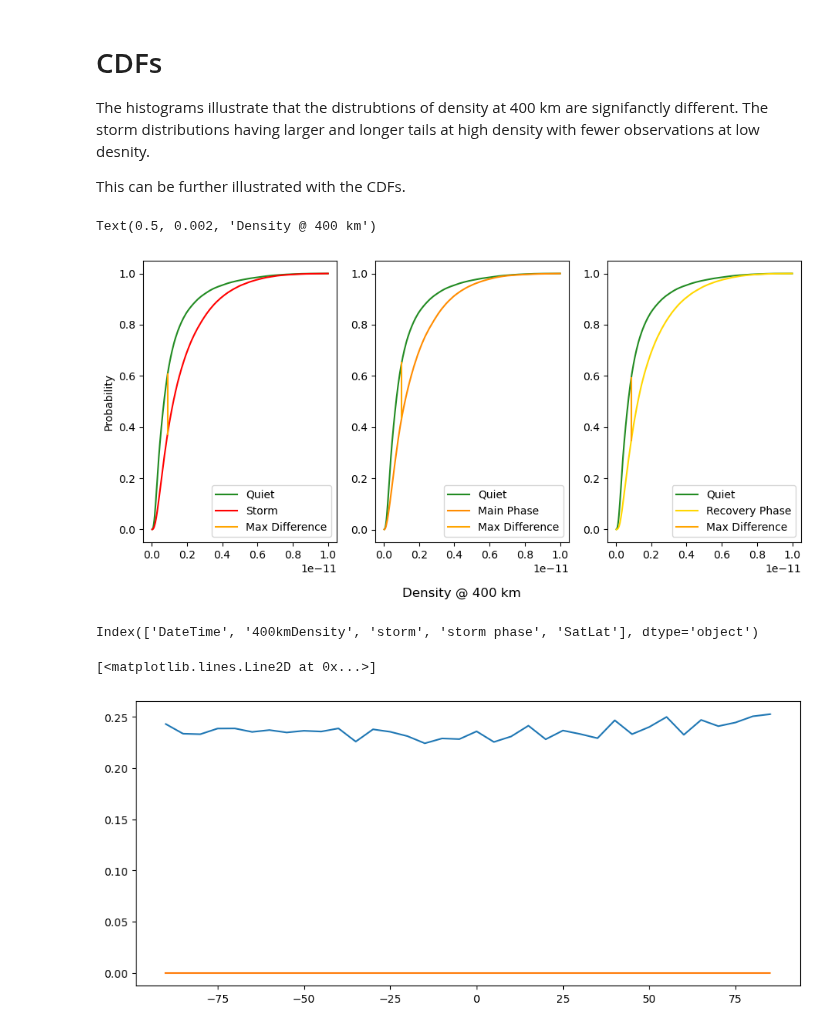
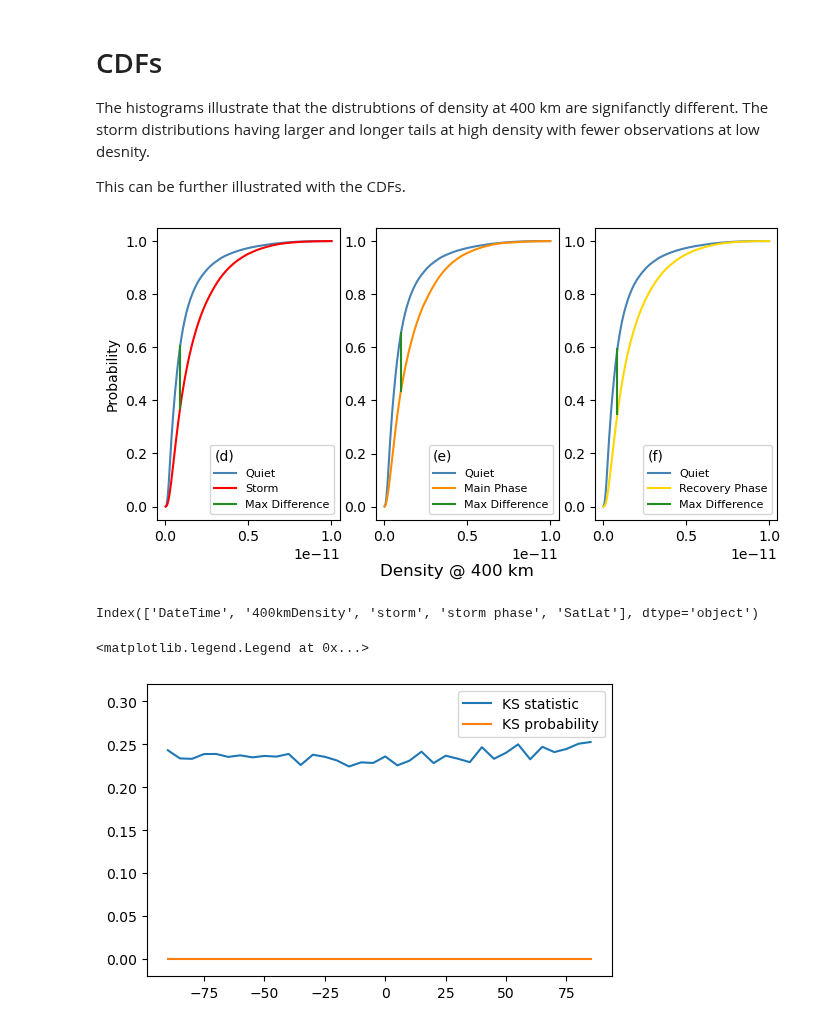
Before and after one commit to kylermurphy/SatDrag, a Jupyter notebook: Notebooks/Drag_KS_stat.ipynb, the cells around one changed output. Drawn from its saved outputs; the diff is of its cells as text; code cells hidden in the pictures.

```diff
--- a/Notebooks/Drag_KS_stat.ipynb
+++ b/Notebooks/Drag_KS_stat.ipynb
@@ -75,6 +72,10 @@ import numpy as np
 from scipy import stats
 # import plotting
 import matplotlib.pyplot as plt
+# %%
+# save data
+sdat = True
+sdir = 'C:/Users/krmurph1/OneDrive/SatDrag_RF'
 # %%
 # Read in the satellite drag database
 #fn = 'D:\\data\\VL_sdrag\\satdrag_database_zlib.hdf5'
@@ -173,19 +174,19 @@ h_bins = np.histogram_bin_edges(sd_dat['400kmDensity'],bins='fd',range=(0,1E-11)
 
 density=True
 
-fig, ax = plt.subplots(1,4, figsize=(11,5),gridspec_kw={'bottom':0.15})
+fig, ax = plt.subplots(1,3, figsize=(8,4),gridspec_kw={'bottom':0.15})
 
-ax[0].hist(sd_dat['400kmDensity'],bins=h_bins, alpha = 0.75, label='All', density=density, color='forestgreen')
-ax[0].hist(sd_dat.loc[qt_t,'400kmDensity'],bins=h_bins, alpha = 0.5, label='Quiet', density=density, color='steelblue')
+#ax[0].hist(sd_dat['400kmDensity'],bins=h_bins, alpha = 0.75, label='All', density=density, color='forestgreen')
+#ax[0].hist(sd_dat.loc[qt_t,'400kmDensity'],bins=h_bins, alpha = 0.5, label='Quiet', density=density, color='steelblue')
 
-ax[1].hist(sd_dat.loc[qt_t,'400kmDensity'],bins=h_bins, alpha = 0.75, label='Quiet', density=density, color='steelblue')
-ax[1].hist(sd_dat.loc[st_t,'400kmDensity'],bins=h_bins, alpha = 0.5, label='Storm', density=density, color= 'red')
+ax[0].hist(sd_dat.loc[qt_t,'400kmDensity'],bins=h_bins, alpha = 0.9, label='Quiet', density=density, color='steelblue')
+ax[0].hist(sd_dat.loc[st_t,'400kmDensity'],bins=h_bins, alpha = 0.65, label='Storm', density=density, color= 'red')
 
-ax[2].hist(sd_dat.loc[qt_t,'400kmDensity'],bins=h_bins, alpha = 0.75, label='Quiet', density=density, color='steelblue')
-ax[2].hist(sd_dat.loc[mn_p,'400kmDensity'],bins=h_bins, alpha = 0.5, label='Main Phase', density=density, color='darkorange')
+ax[1].hist(sd_dat.loc[qt_t,'400kmDensity'],bins=h_bins, alpha = 0.9, label='Quiet', density=density, color='steelblue')
+ax[1].hist(sd_dat.loc[mn_p,'400kmDensity'],bins=h_bins, alpha = 0.65, label='Main Phase', density=density, color='darkorange')
 
-ax[3].hist(sd_dat.loc[qt_t,'400kmDensity'],bins=h_bins, alpha = 0.75, label='Quiet', density=density, color='steelblue')
-ax[3].hist(sd_dat.loc[rc_p,'400kmDensity'],bins=h_bins, alpha = 0.5, label='Recovery Phase', density=density, color='gold')
+ax[2].hist(sd_dat.loc[qt_t,'400kmDensity'],bins=h_bins, alpha = 0.9, label='Quiet', density=density, color='steelblue')
+ax[2].hist(sd_dat.loc[rc_p,'400kmDensity'],bins=h_bins, alpha = 0.65, label='Recovery Phase', density=density, color='gold')
 
 fig.draw
 # %% [output]
@@ -194,11 +195,16 @@ fig.draw
 # %%
 #pretty the figure
-for axn in ax:
-    axn.legend(loc='upper right')
+leg_tit = ['(a)','(b)','(c)']
+for axn, ltit in zip(ax, leg_tit):
+    axn.legend(title=ltit,alignment='right', loc='upper right')
     axn.ticklabel_format(axis='y',style='sci', scilimits=(0,0))
 
 
 ax[0].set_ylabel('Probability')
 fig.supxlabel('Density @ 400 km', y=0.002)
 fig
+
+if sdat:
+    fig.savefig(os.path.join(sdir,'sat_den_hist.pdf'), dpi=300, format='pdf')
+
 #plt.savefig(os.path.join(save_dir,'Queit_Storm_Pow.png'),facecolor='white', edgecolor='none')
@@ -215,42 +219,45 @@ dist_1 = [qt_t, qt_t, qt_t]
 dist_2 = [st_t, mn_p, rc_p]
 col = ['red','darkorange','gold']
 lab = ['Storm', 'Main Phase', 'Recovery Phase']
+leg_tit = ['(d)','(e)','(f)']
 
-fig2, ax2 = plt.subplots(1,3, figsize=(11,5),gridspec_kw={'bottom':0.15})
+fig2, ax2 = plt.subplots(1,3, figsize=(8,4),gridspec_kw={'bottom':0.15})
 
 # histogram quiet time data
 qt_count, qt_bins = np.histogram(sd_dat.loc[qt_t,'400kmDensity'], bins=h_bins)
 qt_pdf = qt_count / sum(qt_count) # calculate pdf
 qt_cdf = np.cumsum(qt_pdf) # calculate cdf
 
 
 
 
-for axn, dist, cc, ll in zip(ax2, dist_2, col, lab):
+for axn, dist, cc, ll, ltit in zip(ax2, dist_2, col, lab, leg_tit):
     lp_count, lp_bins = np.histogram(sd_dat.loc[dist,'400kmDensity'], bins=h_bins)
     lp_pdf = lp_count / sum(lp_count) # calculate pdf
     lp_cdf = np.cumsum(lp_pdf) # calculate cdf
 
-    axn.plot(qt_bins[1:], qt_cdf, color="forestgreen", label="Quiet")
+    axn.plot(qt_bins[1:], qt_cdf, color="steelblue", label="Quiet")
     axn.plot(lp_bins[1:], lp_cdf, color=cc, label=ll)
 
 
 
 
     # plotting max difference
     pos = np.argmax(qt_cdf-lp_cdf)
     x = [qt_bins[pos+1],qt_bins[pos+1]]
     y = [np.abs(qt_cdf[pos]-lp_cdf[pos])+np.min([qt_cdf[pos],lp_cdf[pos]]),np.min([qt_cdf[pos],lp_cdf[pos]])]
-    axn.plot(x,y, color="orange", label='Max Difference')
+    axn.plot(x,y, color="forestgreen", label='Max Difference')
 
-    axn.legend()
+    axn.legend(title=ltit,alignment='left',fontsize=8)
 
 
 ax2[0].set_ylabel('Probability')
 fig2.supxlabel('Density @ 400 km', y=0.002)
+
+if sdat:
+    fig2.savefig(os.path.join(sdir,'sat_den_cdf.pdf'), dpi=300, format='pdf')
 # %% [output]
-Text(0.5, 0.002, 'Density @ 400 km')
-[figure, old version]
+[figure, new version]
 # %%
 sd_dat.columns
 # %% [output]
@@ -275,10 +282,12 @@ for yy in yval:
     kval.append(ks)
     pval.append(p)
 # %%
-fig3, ax3 = plt.subplots(1,1, figsize=(11,5),gridspec_kw={'bottom':0.15})
+fig3, ax3 = plt.subplots(1,1, figsize=(6,4),gridspec_kw={'bottom':0.15})
 
-ax3.plot(yval,kval)
-ax3.plot(yval,pval)
+ax3.plot(yval,kval, label='KS statistic')
+ax3.plot(yval,pval, label='KS probability')
+ax3.set_ylim([-0.02,0.32])
+ax3.legend()
 # %% [output]
-[<matplotlib.lines.Line2D at 0x...>]
+<matplotlib.legend.Legend at 0x...>
-[figure, old version]
+[figure, new version]
```
Also changed, not shown: parts of 6 cells of this notebook, 2 other files.
